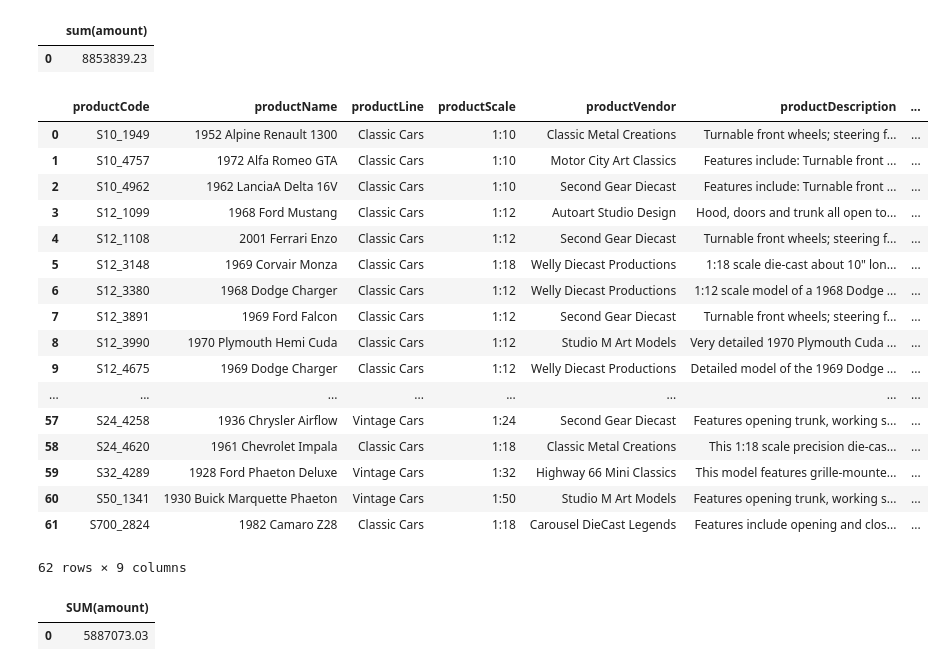
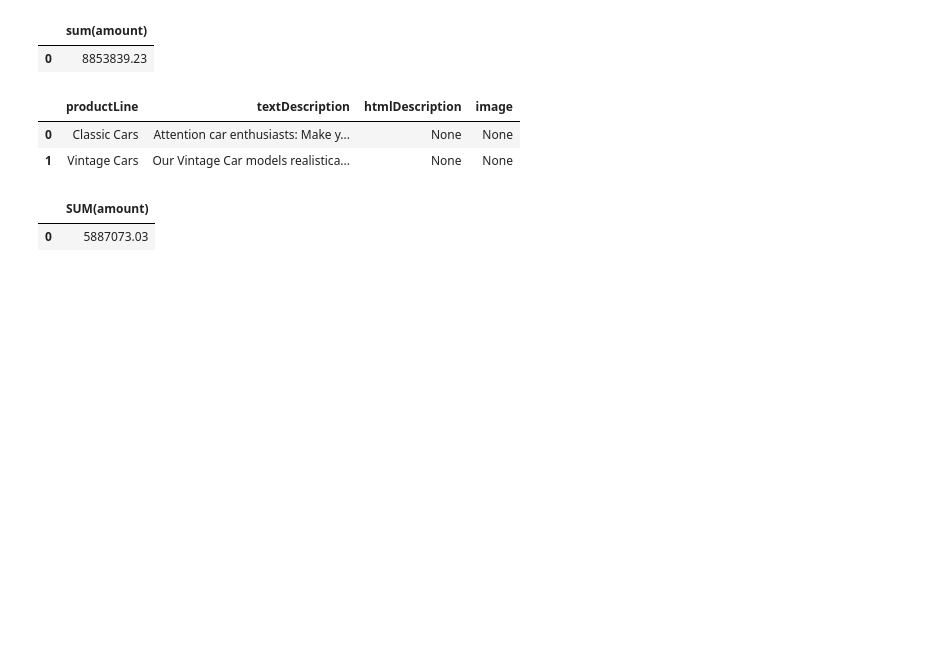
Before and after one commit to alisadewanti/digitalent2018, a Jupyter notebook: Tugas4-SQL.ipynb, the cells around one changed output. Drawn from its saved outputs; the diff is of its cells as text; code cells hidden in the pictures; blank space fills up the shorter version.

```diff
--- a/Tugas4-SQL.ipynb
+++ b/Tugas4-SQL.ipynb
@@ -65,26 +65,11 @@ run("select sum(amount) from payments")
 | 0 | 8853839.23 |
 # %%
 # List the product lines that contain 'Cars'
-run("select * from products where productLine like '%cars%'")
+run("select * from productlines where productLine like '%cars%'")
 # %% [output]
-|  | productCode | productName | productLine | productScale | productVendor | productDescription | ... |
-| 0 | S10_1949 | 1952 Alpine Renault 1300 | Classic Cars | 1:10 | Classic Metal Creations | Turnable front wheels; steering f... | ... |
-| 1 | S10_4757 | 1972 Alfa Romeo GTA | Classic Cars | 1:10 | Motor City Art Classics | Features include: Turnable front ... | ... |
-| 2 | S10_4962 | 1962 LanciaA Delta 16V | Classic Cars | 1:10 | Second Gear Diecast | Features include: Turnable front ... | ... |
-| 3 | S12_1099 | 1968 Ford Mustang | Classic Cars | 1:12 | Autoart Studio Design | Hood, doors and trunk all open to... | ... |
-| 4 | S12_1108 | 2001 Ferrari Enzo | Classic Cars | 1:12 | Second Gear Diecast | Turnable front wheels; steering f... | ... |
-| 5 | S12_3148 | 1969 Corvair Monza | Classic Cars | 1:18 | Welly Diecast Productions | 1:18 scale die-cast about 10" lon... | ... |
-| 6 | S12_3380 | 1968 Dodge Charger | Classic Cars | 1:12 | Welly Diecast Productions | 1:12 scale model of a 1968 Dodge ... | ... |
-| 7 | S12_3891 | 1969 Ford Falcon | Classic Cars | 1:12 | Second Gear Diecast | Turnable front wheels; steering f... | ... |
-| 8 | S12_3990 | 1970 Plymouth Hemi Cuda | Classic Cars | 1:12 | Studio M Art Models | Very detailed 1970 Plymouth Cuda ... | ... |
-| 9 | S12_4675 | 1969 Dodge Charger | Classic Cars | 1:12 | Welly Diecast Productions | Detailed model of the 1969 Dodge ... | ... |
-| ... | ... | ... | ... | ... | ... | ... | ... |
-| 57 | S24_4258 | 1936 Chrysler Airflow | Vintage Cars | 1:24 | Second Gear Diecast | Features opening trunk, working s... | ... |
-| 58 | S24_4620 | 1961 Chevrolet Impala | Classic Cars | 1:18 | Classic Metal Creations | This 1:18 scale precision die-cas... | ... |
-| 59 | S32_4289 | 1928 Ford Phaeton Deluxe | Vintage Cars | 1:32 | Highway 66 Mini Classics | This model features grille-mounte... | ... |
-| 60 | S50_1341 | 1930 Buick Marquette Phaeton | Vintage Cars | 1:50 | Studio M Art Models | Features opening trunk, working s... | ... |
-| 61 | S700_2824 | 1982 Camaro Z28 | Classic Cars | 1:18 | Carousel DieCast Legends | Features include opening and clos... | ... |
+|  | productLine | textDescription | htmlDescription | image |
+| 0 | Classic Cars | Attention car enthusiasts: Make y... | None | None |
+| 1 | Vintage Cars | Our Vintage Car models realistica... | None | None |
-62 rows × 9 columns
 # %%
 #Report total payments for October 28, 2004.
 # run('select * from payments where paymentDate<="2004-10-28" ORDER BY PAYMENTDATE desc')
```
